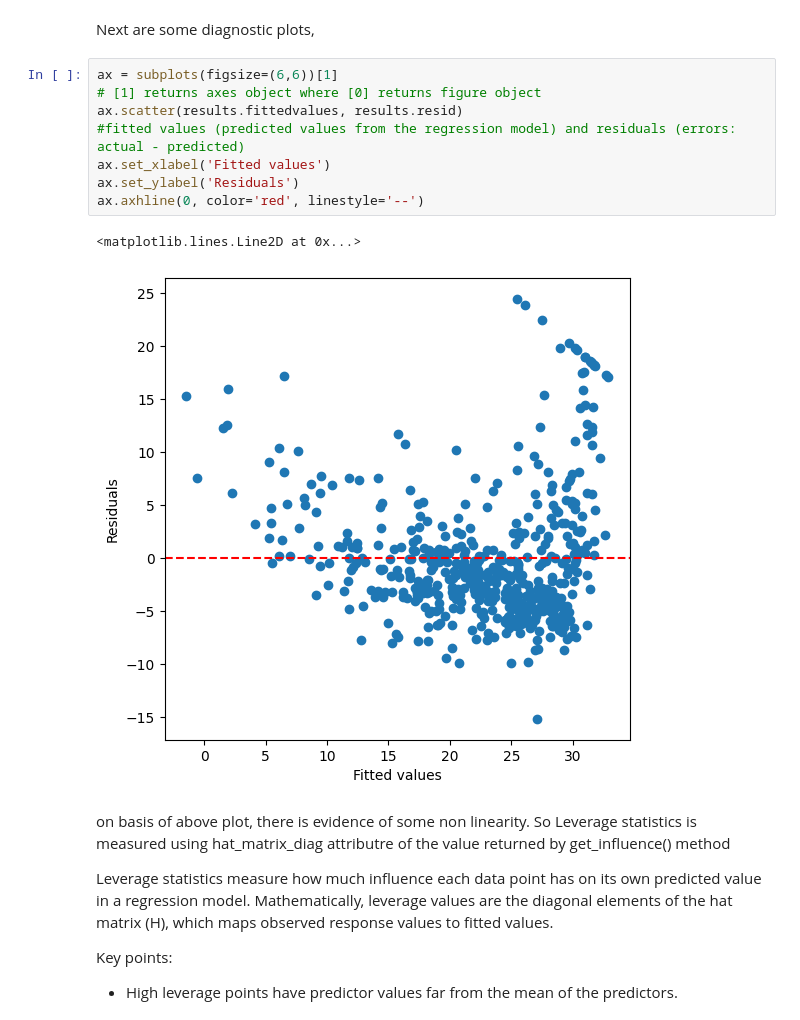
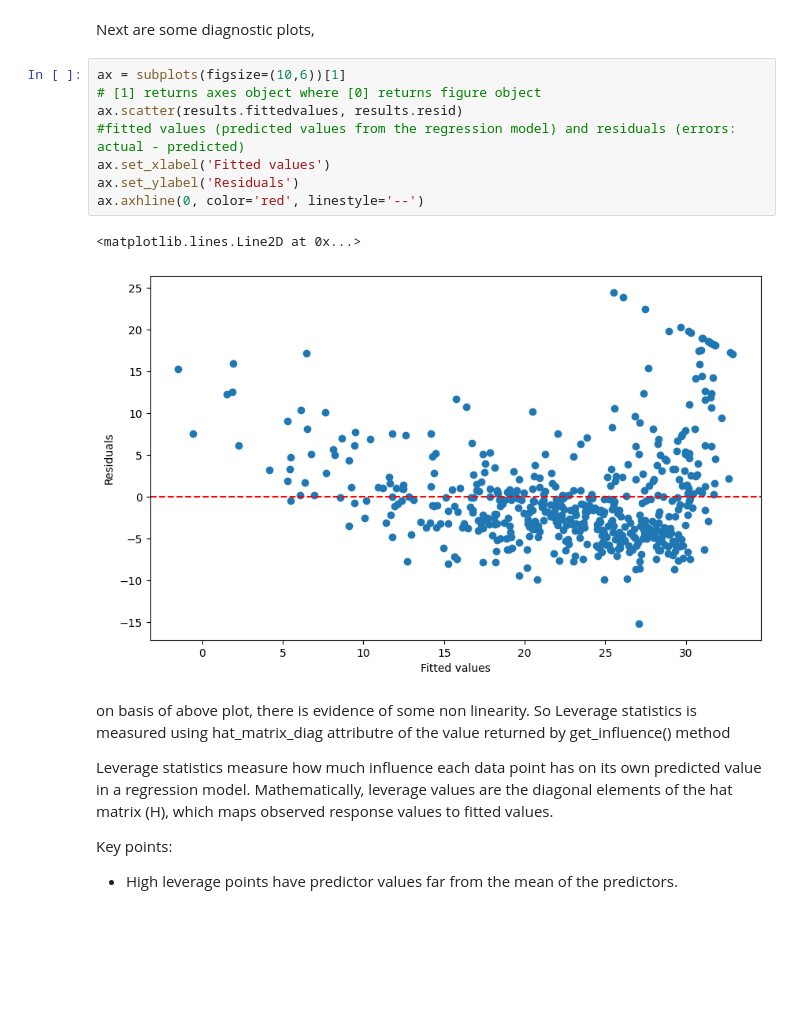
Before and after one commit to sandeshach987/ISLP, a Jupyter notebook: Chapter_3/lab_3.ipynb, the cells around one changed output. Drawn from its saved outputs; the diff is of its cells as text; blank space fills up the shorter version.

```diff
--- a/Chapter_3/lab_3.ipynb
+++ b/Chapter_3/lab_3.ipynb
@@ -184,16 +184,16 @@ ax.axline((0, results.params.iloc[0]),
 # %% [markdown]
 Next are some diagnostic plots,
 # %%
-ax = subplots(figsize=(6,6))[1]
+ax = subplots(figsize=(10,6))[1]
 # [1] returns axes object where [0] returns figure object
 ax.scatter(results.fittedvalues, results.resid)
 #fitted values (predicted values from the regression model) and residuals (errors: actual - predicted)
 ax.set_xlabel('Fitted values')
 ax.set_ylabel('Residuals')
 ax.axhline(0, color='red', linestyle='--')
 # %% [output]
 <matplotlib.lines.Line2D at 0x...>
-[figure, old version]
+[figure, new version]
 # %% [markdown]
 on basis of above plot, there is evidence of some non linearity. So Leverage statistics is measured using hat_matrix_diag attributre of the value returned by get_influence() method
 
```
Also changed, not shown: parts of 18 cells of this notebook, 2 other files.
